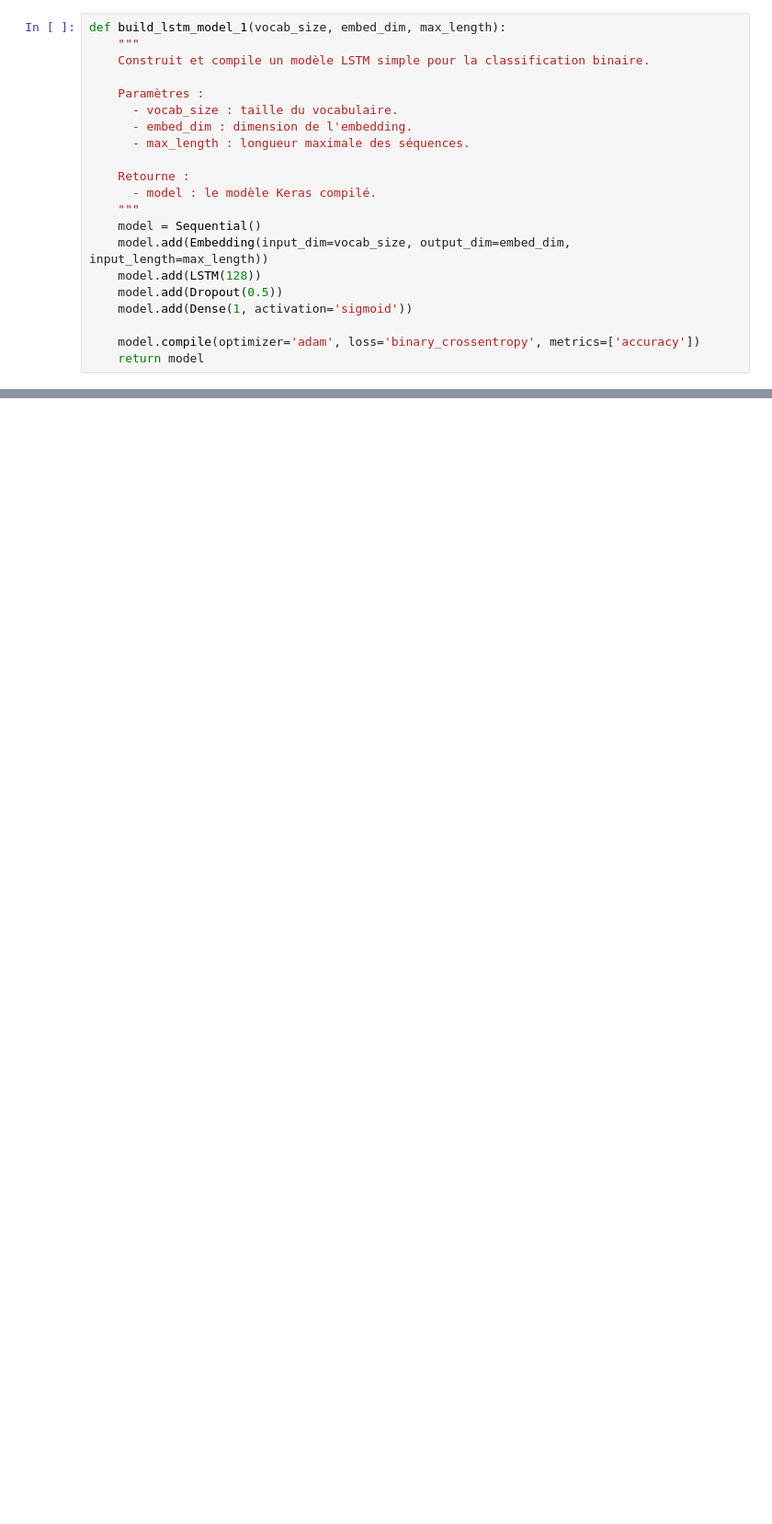
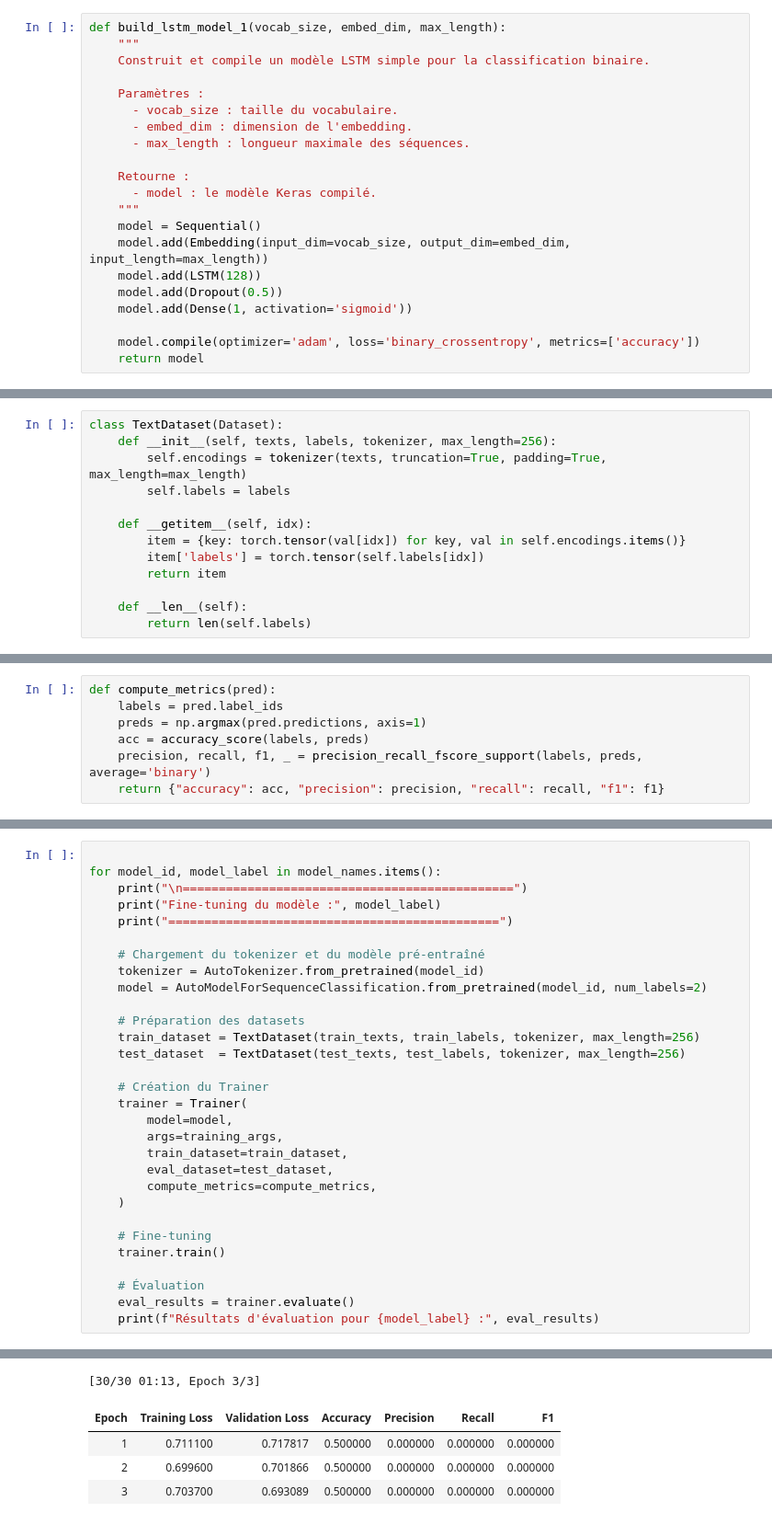
Before and after one commit to gyxcit/nlp_course1, a Jupyter notebook: llm_homework.ipynb, the cells around one changed output, grey strips where cells are left out. Shown at 92% size. Drawn from its saved outputs; the diff is of its cells as text; blank space fills up the shorter version.

```diff
--- a/llm_homework.ipynb
+++ b/llm_homework.ipynb
@@ -607,0 +1144,13 @@ history_lstm = train_model(model_lstm, X_train_pad, train_labels, X_test_pad, te
+# %%
+class TextDataset(Dataset):
+    def __init__(self, texts, labels, tokenizer, max_length=256):
+        self.encodings = tokenizer(texts, truncation=True, padding=True, max_length=max_length)
+        self.labels = labels
+
+    def __getitem__(self, idx):
+        item = {key: torch.tensor(val[idx]) for key, val in self.encodings.items()}
+        item['labels'] = torch.tensor(self.labels[idx])
+        return item
+
+    def __len__(self):
+        return len(self.labels)
@@ -607,0 +1159,7 @@ history_lstm = train_model(model_lstm, X_train_pad, train_labels, X_test_pad, te
+# %%
+def compute_metrics(pred):
+    labels = pred.label_ids
+    preds = np.argmax(pred.predictions, axis=1)
+    acc = accuracy_score(labels, preds)
+    precision, recall, f1, _ = precision_recall_fscore_support(labels, preds, average='binary')
+    return {"accuracy": acc, "precision": precision, "recall": recall, "f1": f1}
@@ -607,0 +1262,31 @@ history_lstm = train_model(model_lstm, X_train_pad, train_labels, X_test_pad, te
+# %%
+
+for model_id, model_label in model_names.items():
+    print("\n==============================================")
+    print("Fine-tuning du modèle :", model_label)
+    print("==============================================")
+
+    # Chargement du tokenizer et du modèle pré-entraîné
+    tokenizer = AutoTokenizer.from_pretrained(model_id)
+    model = AutoModelForSequenceClassification.from_pretrained(model_id, num_labels=2)
+
+    # Préparation des datasets
+    train_dataset = TextDataset(train_texts, train_labels, tokenizer, max_length=256)
+    test_dataset  = TextDataset(test_texts, test_labels, tokenizer, max_length=256)
+
+    # Création du Trainer
+    trainer = Trainer(
+        model=model,
+        args=training_args,
+        train_dataset=train_dataset,
+        eval_dataset=test_dataset,
+        compute_metrics=compute_metrics,
+    )
+
+    # Fine-tuning
+    trainer.train()
+
+    # Évaluation
+    eval_results = trainer.evaluate()
+    print(f"Résultats d'évaluation pour {model_label} :", eval_results)
+# %% [output]
@@ -607,0 +1309,5 @@ history_lstm = train_model(model_lstm, X_train_pad, train_labels, X_test_pad, te
+[30/30 01:13, Epoch 3/3]
+| Epoch | Training Loss | Validation Loss | Accuracy | Precision | Recall | F1 |
+| 1 | 0.711100 | 0.717817 | 0.500000 | 0.000000 | 0.000000 | 0.000000 |
+| 2 | 0.699600 | 0.701866 | 0.500000 | 0.000000 | 0.000000 | 0.000000 |
+| 3 | 0.703700 | 0.693089 | 0.500000 | 0.000000 | 0.000000 | 0.000000 |
```
Also changed, not shown: parts of 81 cells of this notebook.
